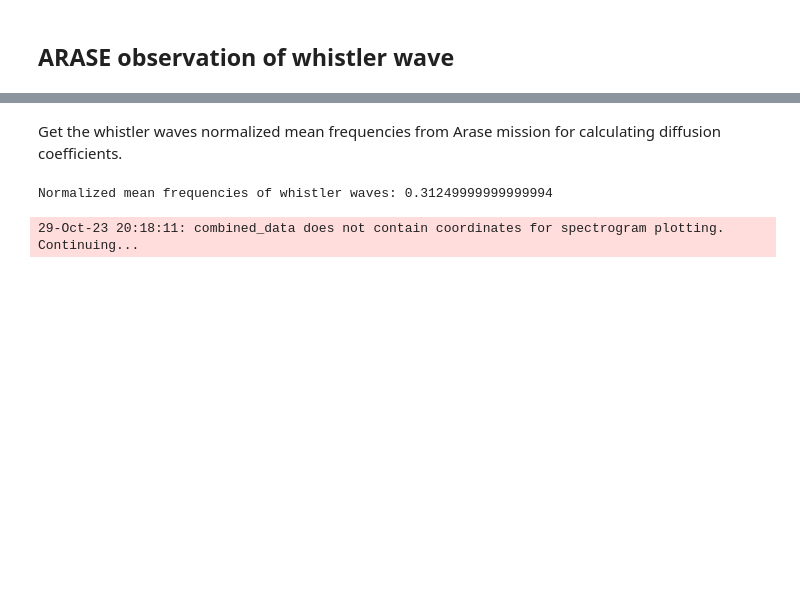
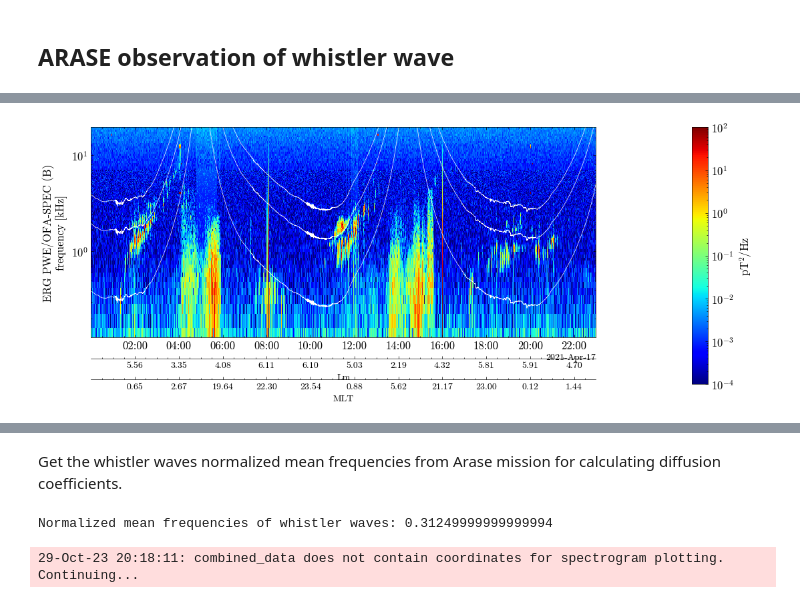
Before and after one commit to Beforerr/EMIC_multi-satellites_study, a Jupyter notebook: nbs/02_erg.ipynb, the cells around one changed output, grey strips where cells are left out. Saved outputs shown, nothing was run; the diff lists cells and outputs as text; code cells hidden in the pictures; blank space fills up the shorter version.

```diff
--- a/nbs/02_erg.ipynb
+++ b/nbs/02_erg.ipynb
@@ -113,0 +98,24 @@ tplot("combined_data", var_label=["erg_orb_Lm", "erg_orb_l2_pos_mlt"])
+# %%
+# | code-summary: Overview of ARASE observations
+# store the combined data
+fig, axis = plt.subplots()
+fig.set_size_inches(12, 5)
+store_data(
+    "combined_data",
+    data=["omega_e", "omega_e01", "omega_e05", "erg_pwe_ofa_l2_spec_B_spectra_132"],
+)
+
+for tvar in ["omega_e", "omega_e01", "omega_e05"]:
+    options(tvar, "Color", "white")
+options("combined_data", "spec", True)
+pwe_spec = get_data("erg_pwe_ofa_l2_spec_B_spectra_132")
+options("omega_e", "yrange", [pwe_spec.v[1], pwe_spec.v[-1]]) # adjust the yrange to match the PWE data
+
+tplot("combined_data", fig=fig, axis=axis, var_label=["erg_orb_Lm", "erg_orb_l2_pos_mlt"])
+if 1:
+    # NOTE: vector format is very slow to save, need to rasterize the plot first
+    quadmesh = axis.get_children()[3]
+    quadmesh.set_zorder(-10)
+    axis.set_rasterization_zorder(-1)
+    fig.savefig('../figures/erg_pwe_spec' + '.pdf', dpi=300)
+# %% [output]
@@ -113,0 +123 @@ tplot("combined_data", var_label=["erg_orb_Lm", "erg_orb_l2_pos_mlt"])
+[figure, added]
```
Also changed, not shown: parts of 8 cells of this notebook, 3 other files.
